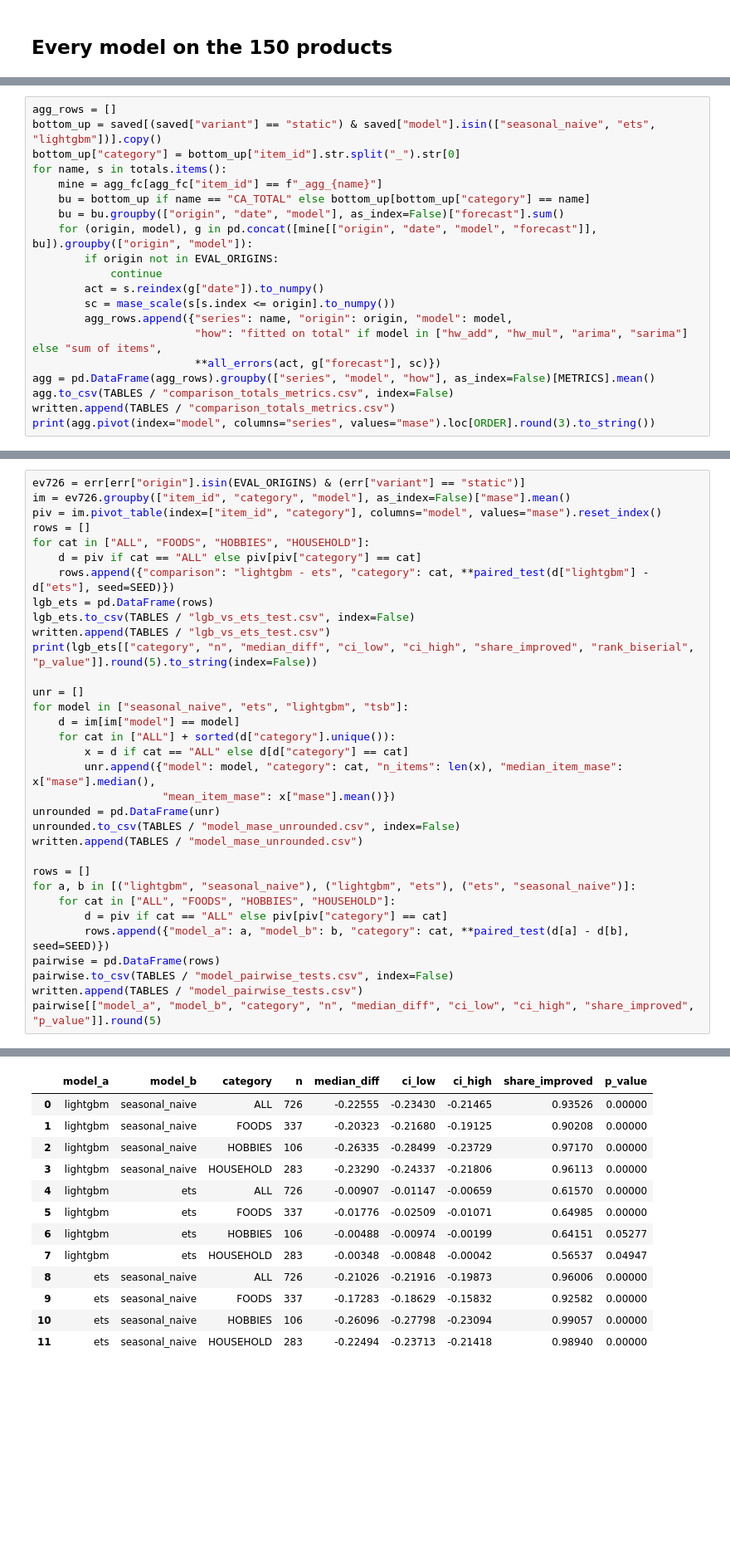
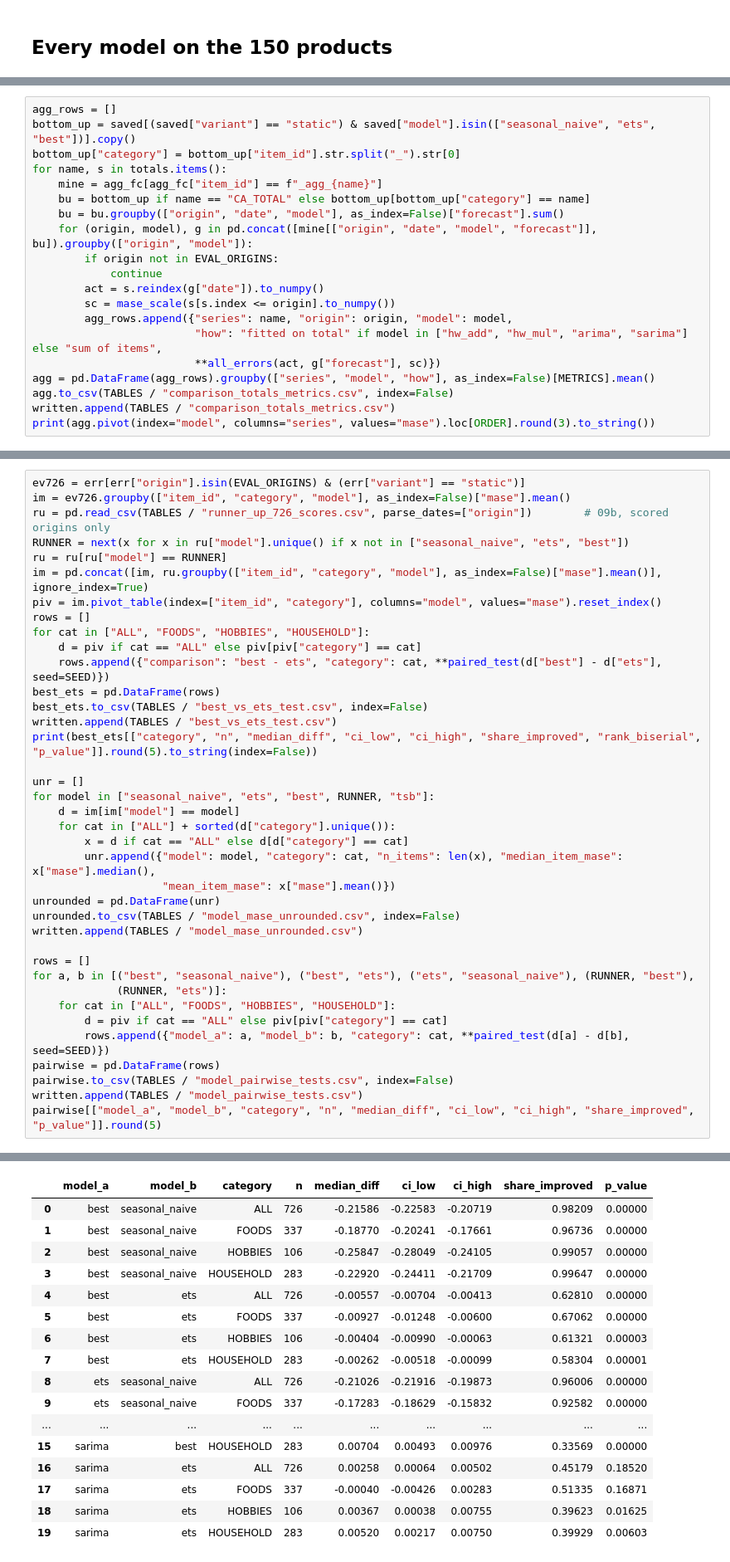
Before and after one commit to anushka-saini/sku-demand-forecasting, a Jupyter notebook: notebooks/10_model_comparison.ipynb, the cells around one changed output, grey strips where cells are left out. Shown at 83% size. Cells and saved outputs as stored; diff of their text form; blank space fills up the shorter version.

```diff
--- a/notebooks/10_model_comparison.ipynb
+++ b/notebooks/10_model_comparison.ipynb
@@ -112,6 +163,6 @@ Classical models fitted on each total; seasonal naive, ETS and LightGBM added up
 # %%
 agg_rows = []
-bottom_up = saved[(saved["variant"] == "static") & saved["model"].isin(["seasonal_naive", "ets", "lightgbm"])].copy()
+bottom_up = saved[(saved["variant"] == "static") & saved["model"].isin(["seasonal_naive", "ets", "best"])].copy()
 bottom_up["category"] = bottom_up["item_id"].str.split("_").str[0]
 for name, s in totals.items():
     mine = agg_fc[agg_fc["item_id"] == f"_agg_{name}"]
@@ -144,18 +198,22 @@ lightgbm           0.753  0.737    0.678      0.785
 # %%
 ev726 = err[err["origin"].isin(EVAL_ORIGINS) & (err["variant"] == "static")]
 im = ev726.groupby(["item_id", "category", "model"], as_index=False)["mase"].mean()
+ru = pd.read_csv(TABLES / "runner_up_726_scores.csv", parse_dates=["origin"])        # 09b, scored origins only
+RUNNER = next(x for x in ru["model"].unique() if x not in ["seasonal_naive", "ets", "best"])
+ru = ru[ru["model"] == RUNNER]
+im = pd.concat([im, ru.groupby(["item_id", "category", "model"], as_index=False)["mase"].mean()], ignore_index=True)
 piv = im.pivot_table(index=["item_id", "category"], columns="model", values="mase").reset_index()
 rows = []
 for cat in ["ALL", "FOODS", "HOBBIES", "HOUSEHOLD"]:
     d = piv if cat == "ALL" else piv[piv["category"] == cat]
-    rows.append({"comparison": "lightgbm - ets", "category": cat, **paired_test(d["lightgbm"] - d["ets"], seed=SEED)})
-lgb_ets = pd.DataFrame(rows)
-lgb_ets.to_csv(TABLES / "lgb_vs_ets_test.csv", index=False)
-written.append(TABLES / "lgb_vs_ets_test.csv")
-print(lgb_ets[["category", "n", "median_diff", "ci_low", "ci_high", "share_improved", "rank_biserial", "p_value"]].round(5).to_string(index=False))
+    rows.append({"comparison": "best - ets", "category": cat, **paired_test(d["best"] - d["ets"], seed=SEED)})
+best_ets = pd.DataFrame(rows)
+best_ets.to_csv(TABLES / "best_vs_ets_test.csv", index=False)
+written.append(TABLES / "best_vs_ets_test.csv")
+print(best_ets[["category", "n", "median_diff", "ci_low", "ci_high", "share_improved", "rank_biserial", "p_value"]].round(5).to_string(index=False))
 
 unr = []
-for model in ["seasonal_naive", "ets", "lightgbm", "tsb"]:
+for model in ["seasonal_naive", "ets", "best", RUNNER, "tsb"]:
     d = im[im["model"] == model]
     for cat in ["ALL"] + sorted(d["category"].unique()):
         x = d if cat == "ALL" else d[d["category"] == cat]
@@ -166,7 +224,8 @@ unrounded.to_csv(TABLES / "model_mase_unrounded.csv", index=False)
 written.append(TABLES / "model_mase_unrounded.csv")
 
 rows = []
-for a, b in [("lightgbm", "seasonal_naive"), ("lightgbm", "ets"), ("ets", "seasonal_naive")]:
+for a, b in [("best", "seasonal_naive"), ("best", "ets"), ("ets", "seasonal_naive"), (RUNNER, "best"),
+             (RUNNER, "ets")]:
     for cat in ["ALL", "FOODS", "HOBBIES", "HOUSEHOLD"]:
         d = piv if cat == "ALL" else piv[piv["category"] == cat]
         rows.append({"model_a": a, "model_b": b, "category": cat, **paired_test(d[a] - d[b], seed=SEED)})
@@ -183,16 +242,20 @@ HOUSEHOLD 283     -0.00348 -0.00848 -0.00042         0.56537       -0.13472  0.0
 |  | model_a | model_b | category | n | median_diff | ci_low | ci_high | share_improved | p_value |
-| 0 | lightgbm | seasonal_naive | ALL | 726 | -0.22555 | -0.23430 | -0.21465 | 0.93526 | 0.00000 |
-| 1 | lightgbm | seasonal_naive | FOODS | 337 | -0.20323 | -0.21680 | -0.19125 | 0.90208 | 0.00000 |
-| 2 | lightgbm | seasonal_naive | HOBBIES | 106 | -0.26335 | -0.28499 | -0.23729 | 0.97170 | 0.00000 |
-| 3 | lightgbm | seasonal_naive | HOUSEHOLD | 283 | -0.23290 | -0.24337 | -0.21806 | 0.96113 | 0.00000 |
-| 4 | lightgbm | ets | ALL | 726 | -0.00907 | -0.01147 | -0.00659 | 0.61570 | 0.00000 |
-| 5 | lightgbm | ets | FOODS | 337 | -0.01776 | -0.02509 | -0.01071 | 0.64985 | 0.00000 |
-| 6 | lightgbm | ets | HOBBIES | 106 | -0.00488 | -0.00974 | -0.00199 | 0.64151 | 0.05277 |
-| 7 | lightgbm | ets | HOUSEHOLD | 283 | -0.00348 | -0.00848 | -0.00042 | 0.56537 | 0.04947 |
+| 0 | best | seasonal_naive | ALL | 726 | -0.21586 | -0.22583 | -0.20719 | 0.98209 | 0.00000 |
+| 1 | best | seasonal_naive | FOODS | 337 | -0.18770 | -0.20241 | -0.17661 | 0.96736 | 0.00000 |
+| 2 | best | seasonal_naive | HOBBIES | 106 | -0.25847 | -0.28049 | -0.24105 | 0.99057 | 0.00000 |
+| 3 | best | seasonal_naive | HOUSEHOLD | 283 | -0.22920 | -0.24411 | -0.21709 | 0.99647 | 0.00000 |
+| 4 | best | ets | ALL | 726 | -0.00557 | -0.00704 | -0.00413 | 0.62810 | 0.00000 |
+| 5 | best | ets | FOODS | 337 | -0.00927 | -0.01248 | -0.00600 | 0.67062 | 0.00000 |
+| 6 | best | ets | HOBBIES | 106 | -0.00404 | -0.00990 | -0.00063 | 0.61321 | 0.00003 |
+| 7 | best | ets | HOUSEHOLD | 283 | -0.00262 | -0.00518 | -0.00099 | 0.58304 | 0.00001 |
 | 8 | ets | seasonal_naive | ALL | 726 | -0.21026 | -0.21916 | -0.19873 | 0.96006 | 0.00000 |
 | 9 | ets | seasonal_naive | FOODS | 337 | -0.17283 | -0.18629 | -0.15832 | 0.92582 | 0.00000 |
-| 10 | ets | seasonal_naive | HOBBIES | 106 | -0.26096 | -0.27798 | -0.23094 | 0.99057 | 0.00000 |
-| 11 | ets | seasonal_naive | HOUSEHOLD | 283 | -0.22494 | -0.23713 | -0.21418 | 0.98940 | 0.00000 |
+| ... | ... | ... | ... | ... | ... | ... | ... | ... | ... |
+| 15 | sarima | best | HOUSEHOLD | 283 | 0.00704 | 0.00493 | 0.00976 | 0.33569 | 0.00000 |
+| 16 | sarima | ets | ALL | 726 | 0.00258 | 0.00064 | 0.00502 | 0.45179 | 0.18520 |
+| 17 | sarima | ets | FOODS | 337 | -0.00040 | -0.00426 | 0.00283 | 0.51335 | 0.16871 |
+| 18 | sarima | ets | HOBBIES | 106 | 0.00367 | 0.00038 | 0.00755 | 0.39623 | 0.01625 |
+| 19 | sarima | ets | HOUSEHOLD | 283 | 0.00520 | 0.00217 | 0.00750 | 0.39929 | 0.00603 |
 # %% [markdown]
 ## Bias: do the models guess too high or too low?
 
```
Also changed, not shown: parts of 17 cells of this notebook, 42 other files.
